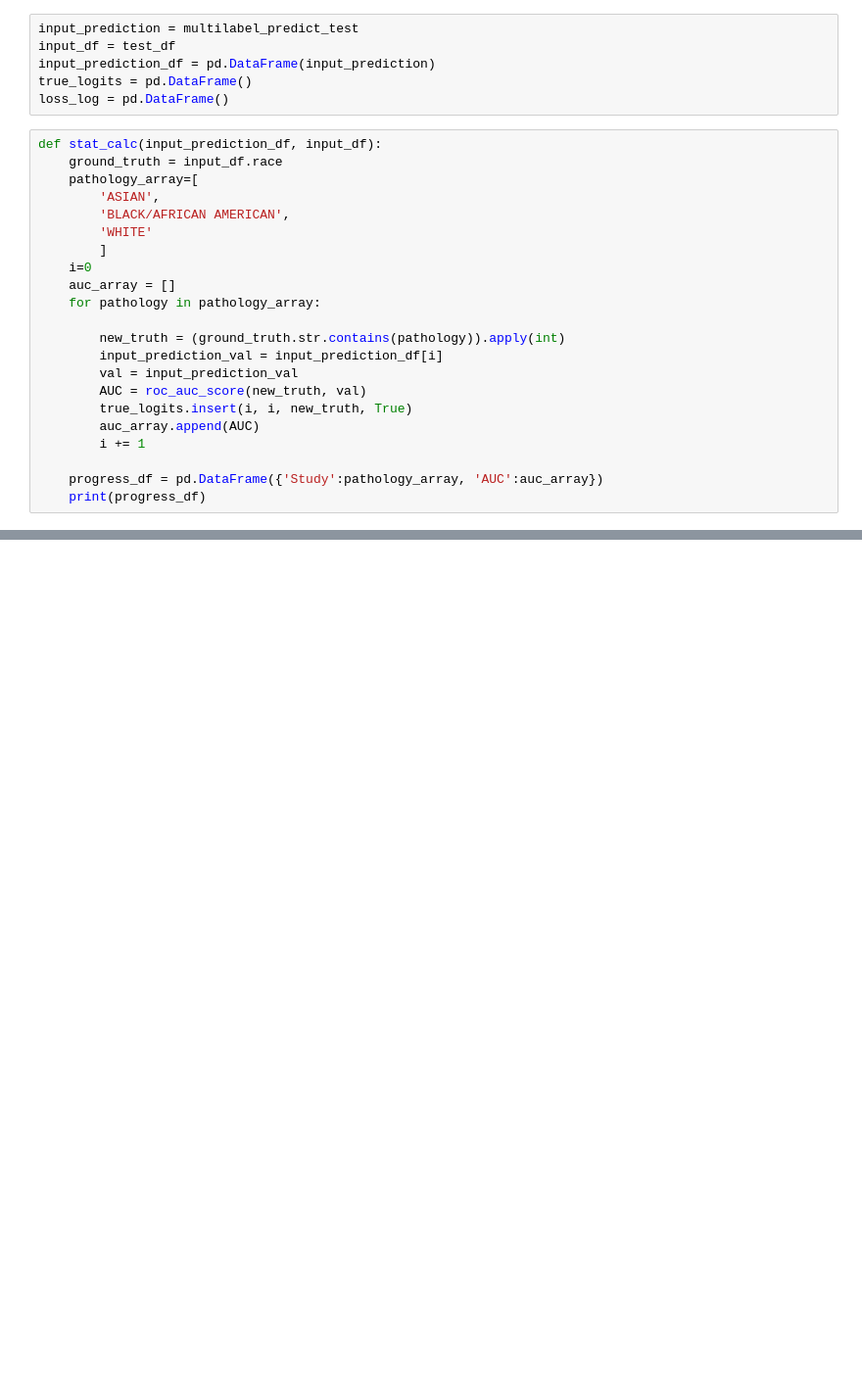
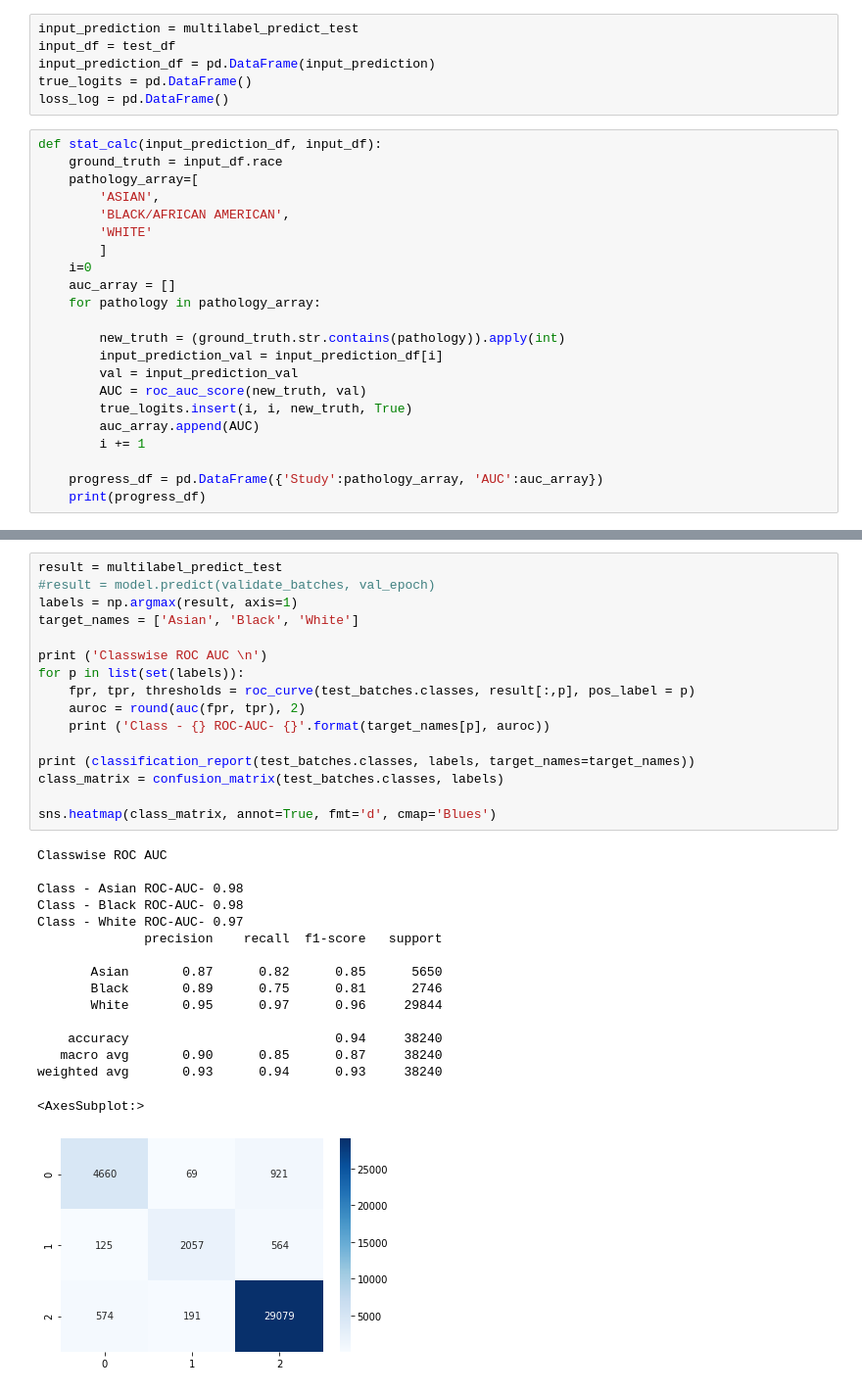
Before and after one commit to Emory-HITI/AI-Vengers, a Jupyter notebook: training_code/CXR_training/CheXpert_resnet34_race_detection_2021_08_18.ipynb, the cells around one changed output, grey strips where cells are left out. Shown at 98% size. Saved outputs shown, nothing was run; the diff lists cells and outputs as text; blank space fills up the shorter version.

```diff
--- a/training_code/CXR_training/CheXpert_resnet34_race_detection_2021_08_13.ipynb
+++ b/training_code/CXR_training/CheXpert_resnet34_race_detection_2021_08_18.ipynb
@@ -356,0 +384,33 @@ stat_calc(input_prediction_df, input_df)
+# %%
+result = multilabel_predict_test
+#result = model.predict(validate_batches, val_epoch)
+labels = np.argmax(result, axis=1)
+target_names = ['Asian', 'Black', 'White']
+
+print ('Classwise ROC AUC \n')
+for p in list(set(labels)):
+    fpr, tpr, thresholds = roc_curve(test_batches.classes, result[:,p], pos_label = p)
+    auroc = round(auc(fpr, tpr), 2)
+    print ('Class - {} ROC-AUC- {}'.format(target_names[p], auroc))
+
+print (classification_report(test_batches.classes, labels, target_names=target_names))
+class_matrix = confusion_matrix(test_batches.classes, labels)
+
+sns.heatmap(class_matrix, annot=True, fmt='d', cmap='Blues')
+# %% [output]
+Classwise ROC AUC
+
+Class - Asian ROC-AUC- 0.98
+Class - Black ROC-AUC- 0.98
+Class - White ROC-AUC- 0.97
+              precision    recall  f1-score   support
+
+       Asian       0.87      0.82      0.85      5650
+       Black       0.89      0.75      0.81      2746
+       White       0.95      0.97      0.96     29844
+
+    accuracy                           0.94     38240
+   macro avg       0.90      0.85      0.87     38240
+weighted avg       0.93      0.94      0.93     38240
+<AxesSubplot:>
+[figure, added]
```
Also changed, not shown: parts of 7 cells of this notebook.
